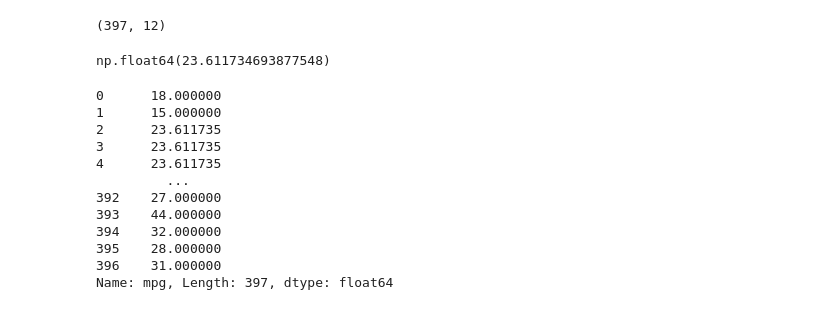
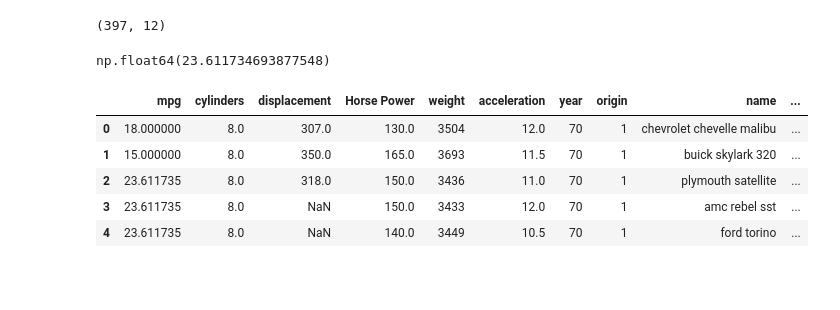
Before and after one commit to krnswm/Python-Practice, a Jupyter notebook: Pandas/3_Pandas.ipynb, the cells around one changed output. Saved outputs shown, nothing was run; the diff lists cells and outputs as text; code cells hidden in the pictures; blank space fills up the shorter version.

```diff
--- a/Pandas/3_Pandas.ipynb
+++ b/Pandas/3_Pandas.ipynb
@@ -353,17 +353,12 @@ df1['mpg'].mean() # Average
 # %% [output]
 np.float64(23.611734693877548)
 # %%
-df1df1['mpg'].fillna(23.611734693877548)
+df1['mpg'] = df1['mpg'].fillna(23.611734693877548)
+df1.head()
 # %% [output]
-0      18.000000
-1      15.000000
-2      23.611735
-3      23.611735
-4      23.611735
-         ...
-392    27.000000
-393    44.000000
-394    32.000000
-395    28.000000
-396    31.000000
-Name: mpg, Length: 397, dtype: float64
+|  | mpg | cylinders | displacement | Horse Power | weight | acceleration | year | origin | name | ... |
+| 0 | 18.000000 | 8.0 | 307.0 | 130.0 | 3504 | 12.0 | 70 | 1 | chevrolet chevelle malibu | ... |
+| 1 | 15.000000 | 8.0 | 350.0 | 165.0 | 3693 | 11.5 | 70 | 1 | buick skylark 320 | ... |
+| 2 | 23.611735 | 8.0 | 318.0 | 150.0 | 3436 | 11.0 | 70 | 1 | plymouth satellite | ... |
+| 3 | 23.611735 | 8.0 | NaN | 150.0 | 3433 | 12.0 | 70 | 1 | amc rebel sst | ... |
+| 4 | 23.611735 | 8.0 | NaN | 140.0 | 3449 | 10.5 | 70 | 1 | ford torino | ... |
```
Also changed, not shown: parts of 2 cells of this notebook, 1 other file.
